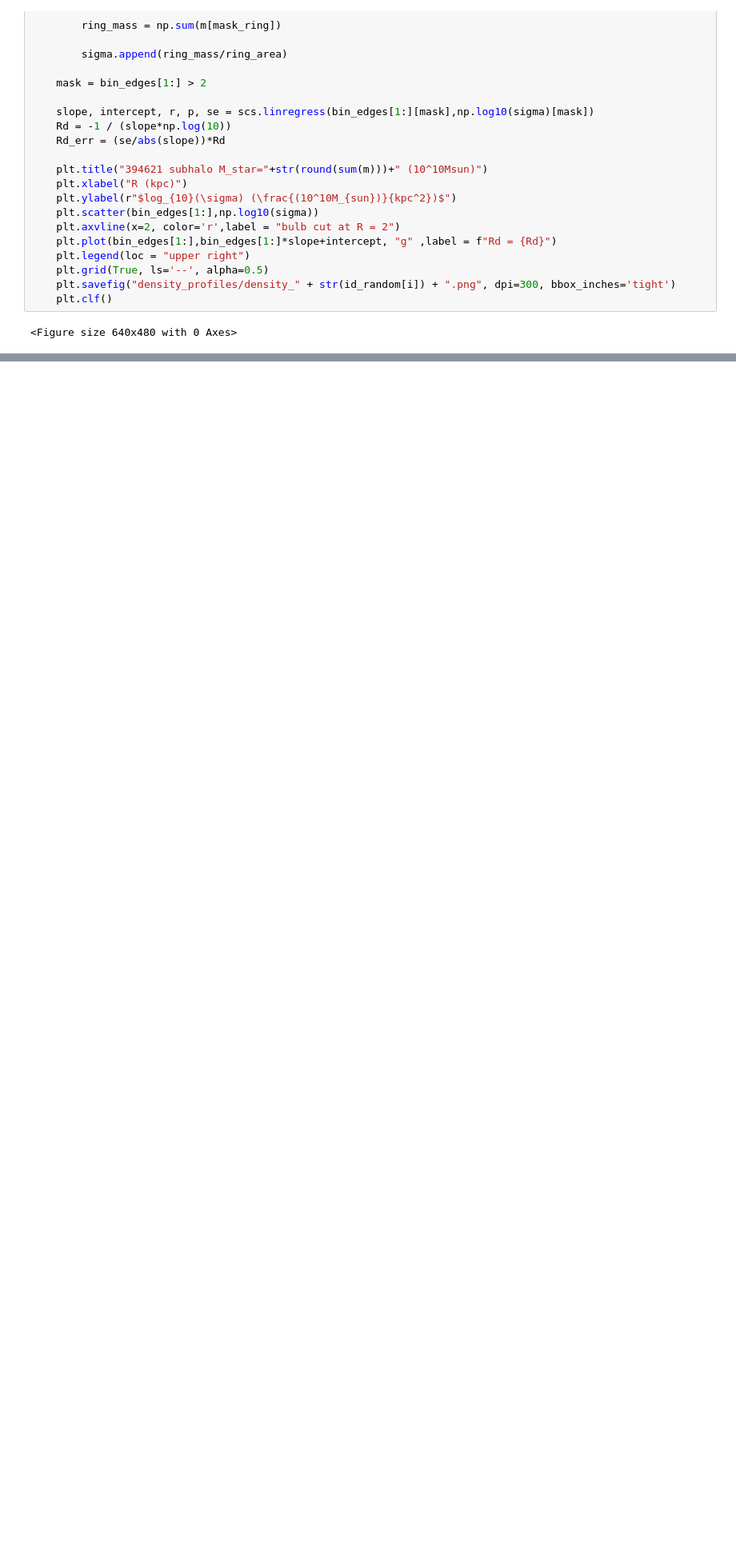
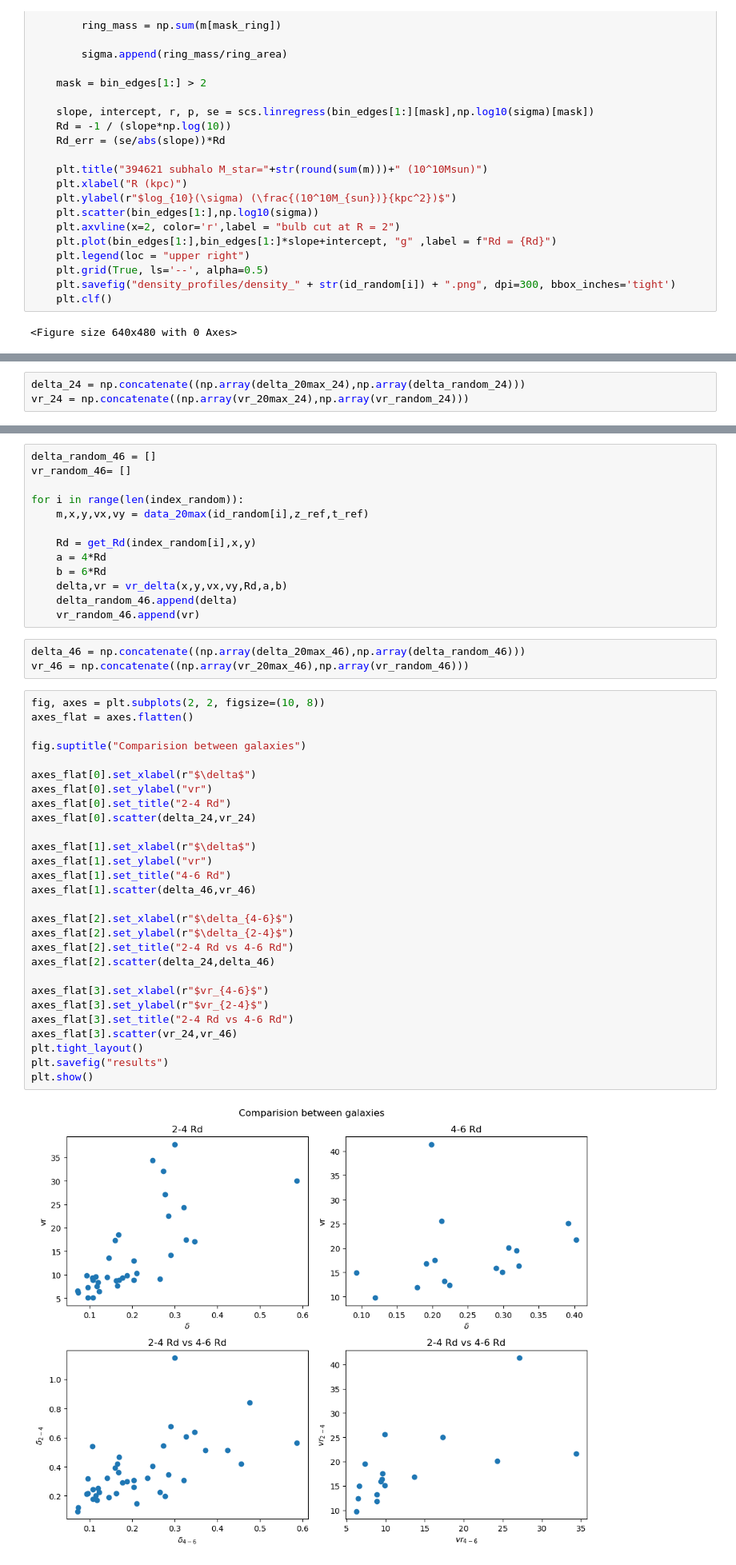
Before and after one commit to Alverd02/Kinematic-Signatures-of-Bars-and-Spirals-in-TNG50-Galaxies, a Jupyter notebook: Multiple galaxies.ipynb, the cells around one changed output, grey strips where cells are left out. Shown at 80% size. Cells and saved outputs as stored; diff of their text form; blank space fills up the shorter version.

Commit message:
first results plots and reorder galaxies plots

```diff
--- a/Multiple galaxies.ipynb
+++ b/Multiple galaxies.ipynb
@@ -814,0 +953,3 @@ for i in range(len(index_random)):
+# %%
+delta_24 = np.concatenate((np.array(delta_20max_24),np.array(delta_random_24)))
+vr_24 = np.concatenate((np.array(vr_20max_24),np.array(vr_random_24)))
@@ -814,0 +969,46 @@ for i in range(len(index_random)):
+# %%
+delta_random_46 = []
+vr_random_46= []
+
+for i in range(len(index_random)):
+    m,x,y,vx,vy = data_20max(id_random[i],z_ref,t_ref)
+
+    Rd = get_Rd(index_random[i],x,y)
+    a = 4*Rd
+    b = 6*Rd
+    delta,vr = vr_delta(x,y,vx,vy,Rd,a,b)
+    delta_random_46.append(delta)
+    vr_random_46.append(vr)
+# %%
+delta_46 = np.concatenate((np.array(delta_20max_46),np.array(delta_random_46)))
+vr_46 = np.concatenate((np.array(vr_20max_46),np.array(vr_random_46)))
+# %%
+fig, axes = plt.subplots(2, 2, figsize=(10, 8))
+axes_flat = axes.flatten()
+
+fig.suptitle("Comparision between galaxies")
+
+axes_flat[0].set_xlabel(r"$\delta$")
+axes_flat[0].set_ylabel("vr")
+axes_flat[0].set_title("2-4 Rd")
+axes_flat[0].scatter(delta_24,vr_24)
+
+axes_flat[1].set_xlabel(r"$\delta$")
+axes_flat[1].set_ylabel("vr")
+axes_flat[1].set_title("4-6 Rd")
+axes_flat[1].scatter(delta_46,vr_46)
+
+axes_flat[2].set_xlabel(r"$\delta_{4-6}$")
+axes_flat[2].set_ylabel(r"$\delta_{2-4}$")
+axes_flat[2].set_title("2-4 Rd vs 4-6 Rd")
+axes_flat[2].scatter(delta_24,delta_46)
+
+axes_flat[3].set_xlabel(r"$vr_{4-6}$")
+axes_flat[3].set_ylabel(r"$vr_{2-4}$")
+axes_flat[3].set_title("2-4 Rd vs 4-6 Rd")
+axes_flat[3].scatter(vr_24,vr_46)
+plt.tight_layout()
+plt.savefig("results")
+plt.show()
+# %% [output]
+[figure, added]
```
Also changed, not shown: parts of 9 cells of this notebook, 41 other files.
